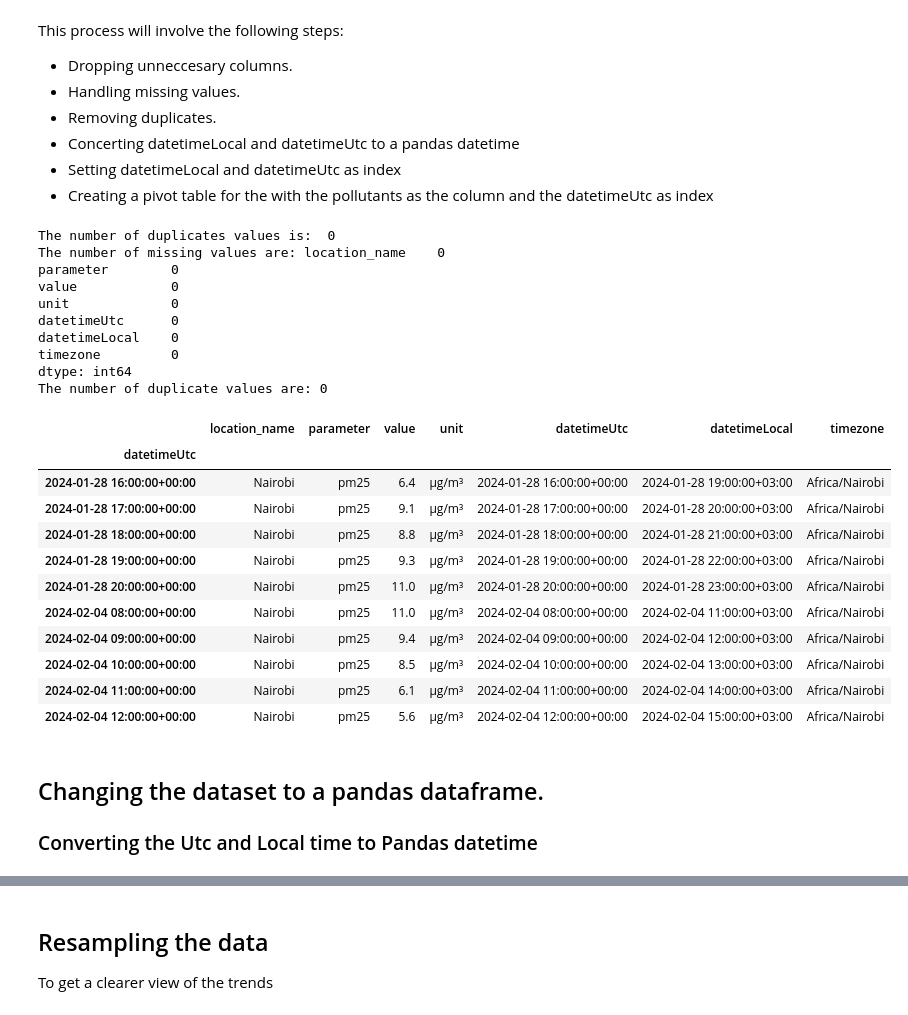
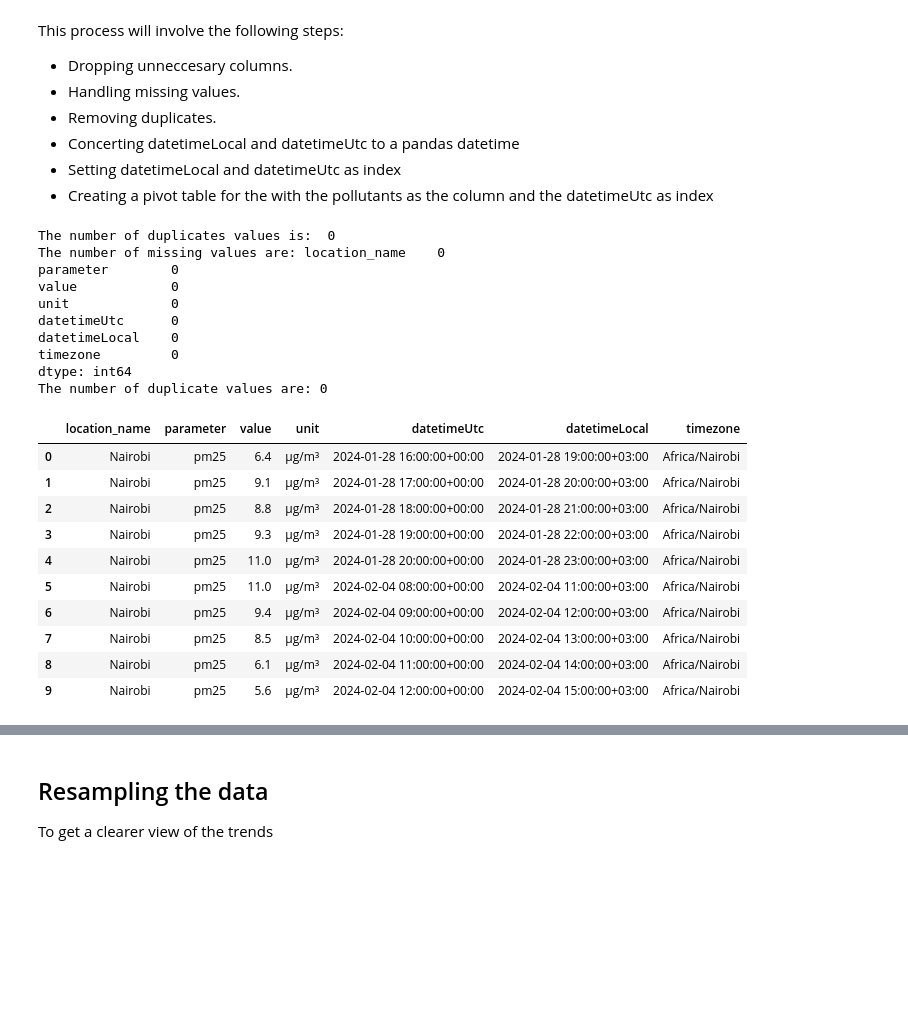
Before and after one commit to Campeon254/Air-Quality-Analysis, a Jupyter notebook: Nairobi-Air-Quality-Analysis.ipynb, the cells around one changed output, grey strips where cells are left out. Drawn from its saved outputs; the diff is of its cells as text; code cells hidden in the pictures; blank space fills up the shorter version.

```diff
--- a/Nairobi-Air-Quality-Analysis.ipynb
+++ b/Nairobi-Air-Quality-Analysis.ipynb
@@ -95,45 +95,41 @@ nairobi_clean = clean_data(nairobi.copy())
 
 # checking for missing values
 missing = nairobi_clean.isnull().sum()
 print(f'The number of missing values are: {missing}')
 
 # checking for duplicate values.
 duplicate = nairobi_clean.duplicated().sum()
 print(f'The number of duplicate values are: {duplicate}')
 
 # converting datetimeLocal and datetimeUtc to pandas datetime
 nairobi_clean['datetimeUtc'] = pd.to_datetime(nairobi_clean['datetimeUtc'], utc=True)
 nairobi_clean['datetimeLocal'] = pd.to_datetime(nairobi_clean['datetimeLocal'])
 
 # setting both datetimeLocal and Utc as index
-nairobi_clean.set_index(nairobi_clean['datetimeUtc'], inplace=True)
+nairobi_clean.set_index(nairobi_clean['datetimeUtc'])
 nairobi_clean.set_index(nairobi_clean['datetimeLocal'])
 
 # displaying the first 10 observations
 nairobi_clean.head(10)
 # %% [output]
 The number of duplicates values is:  0
 The number of missing values are: location_name    0
 parameter        0
 value            0
 unit             0
 datetimeUtc      0
 datetimeLocal    0
 timezone         0
 dtype: int64
 The number of duplicate values are: 0
 |  | location_name | parameter | value | unit | datetimeUtc | datetimeLocal | timezone |
-| datetimeUtc |  |  |  |  |  |  |  |
-| 2024-01-28 16:00:00+00:00 | Nairobi | pm25 | 6.4 | µg/m³ | 2024-01-28 16:00:00+00:00 | 2024-01-28 19:00:00+03:00 | Africa/Nairobi |
-| 2024-01-28 17:00:00+00:00 | Nairobi | pm25 | 9.1 | µg/m³ | 2024-01-28 17:00:00+00:00 | 2024-01-28 20:00:00+03:00 | Africa/Nairobi |
-| 2024-01-28 18:00:00+00:00 | Nairobi | pm25 | 8.8 | µg/m³ | 2024-01-28 18:00:00+00:00 | 2024-01-28 21:00:00+03:00 | Africa/Nairobi |
-| 2024-01-28 19:00:00+00:00 | Nairobi | pm25 | 9.3 | µg/m³ | 2024-01-28 19:00:00+00:00 | 2024-01-28 22:00:00+03:00 | Africa/Nairobi |
-| 2024-01-28 20:00:00+00:00 | Nairobi | pm25 | 11.0 | µg/m³ | 2024-01-28 20:00:00+00:00 | 2024-01-28 23:00:00+03:00 | Africa/Nairobi |
-| 2024-02-04 08:00:00+00:00 | Nairobi | pm25 | 11.0 | µg/m³ | 2024-02-04 08:00:00+00:00 | 2024-02-04 11:00:00+03:00 | Africa/Nairobi |
-| 2024-02-04 09:00:00+00:00 | Nairobi | pm25 | 9.4 | µg/m³ | 2024-02-04 09:00:00+00:00 | 2024-02-04 12:00:00+03:00 | Africa/Nairobi |
-| 2024-02-04 10:00:00+00:00 | Nairobi | pm25 | 8.5 | µg/m³ | 2024-02-04 10:00:00+00:00 | 2024-02-04 13:00:00+03:00 | Africa/Nairobi |
-| 2024-02-04 11:00:00+00:00 | Nairobi | pm25 | 6.1 | µg/m³ | 2024-02-04 11:00:00+00:00 | 2024-02-04 14:00:00+03:00 | Africa/Nairobi |
-| 2024-02-04 12:00:00+00:00 | Nairobi | pm25 | 5.6 | µg/m³ | 2024-02-04 12:00:00+00:00 | 2024-02-04 15:00:00+03:00 | Africa/Nairobi |
+| 0 | Nairobi | pm25 | 6.4 | µg/m³ | 2024-01-28 16:00:00+00:00 | 2024-01-28 19:00:00+03:00 | Africa/Nairobi |
+| 1 | Nairobi | pm25 | 9.1 | µg/m³ | 2024-01-28 17:00:00+00:00 | 2024-01-28 20:00:00+03:00 | Africa/Nairobi |
+| 2 | Nairobi | pm25 | 8.8 | µg/m³ | 2024-01-28 18:00:00+00:00 | 2024-01-28 21:00:00+03:00 | Africa/Nairobi |
+| 3 | Nairobi | pm25 | 9.3 | µg/m³ | 2024-01-28 19:00:00+00:00 | 2024-01-28 22:00:00+03:00 | Africa/Nairobi |
+| 4 | Nairobi | pm25 | 11.0 | µg/m³ | 2024-01-28 20:00:00+00:00 | 2024-01-28 23:00:00+03:00 | Africa/Nairobi |
+| 5 | Nairobi | pm25 | 11.0 | µg/m³ | 2024-02-04 08:00:00+00:00 | 2024-02-04 11:00:00+03:00 | Africa/Nairobi |
+| 6 | Nairobi | pm25 | 9.4 | µg/m³ | 2024-02-04 09:00:00+00:00 | 2024-02-04 12:00:00+03:00 | Africa/Nairobi |
+| 7 | Nairobi | pm25 | 8.5 | µg/m³ | 2024-02-04 10:00:00+00:00 | 2024-02-04 13:00:00+03:00 | Africa/Nairobi |
+| 8 | Nairobi | pm25 | 6.1 | µg/m³ | 2024-02-04 11:00:00+00:00 | 2024-02-04 14:00:00+03:00 | Africa/Nairobi |
+| 9 | Nairobi | pm25 | 5.6 | µg/m³ | 2024-02-04 12:00:00+00:00 | 2024-02-04 15:00:00+03:00 | Africa/Nairobi |
-# %% [markdown]
-## Changing the dataset to a pandas dataframe.
-###  Converting the Utc and Local time to Pandas datetime
```
Also changed, not shown: parts of 29 cells of this notebook, 1 other file.
